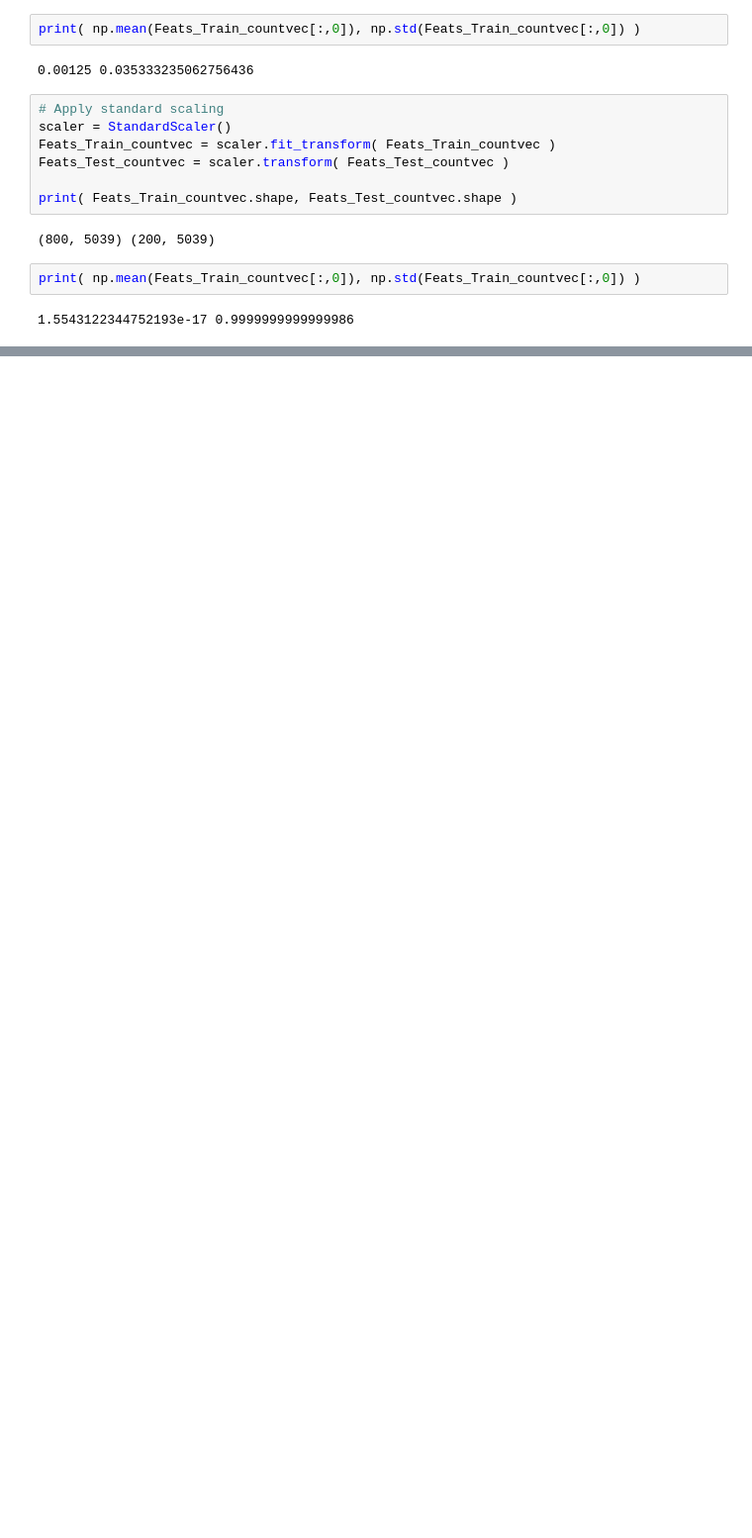
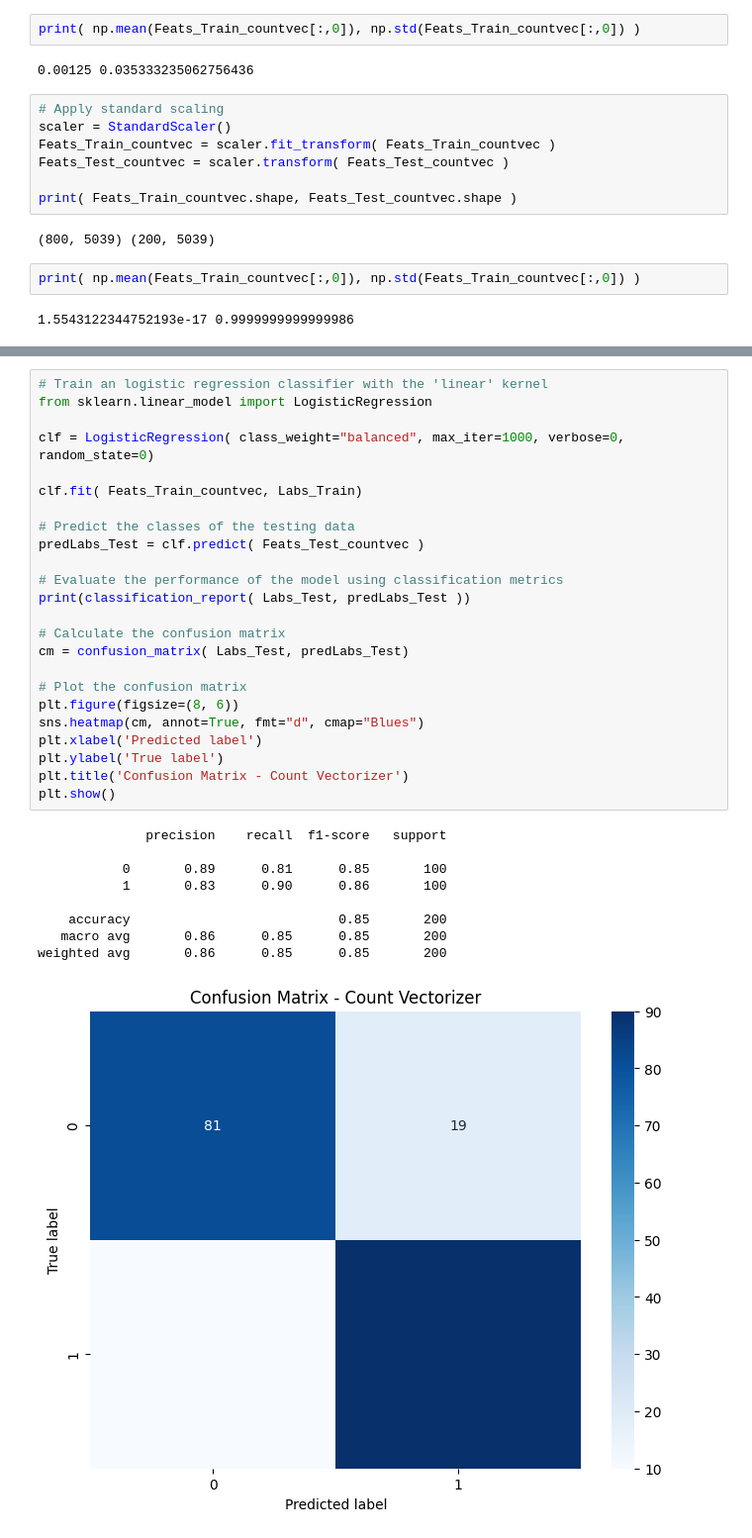
Before and after one commit to jamshaidalikachhelo/Text-Classification-Using-NLP, a Jupyter notebook: Demo_Text_Classification_Part_1a_Count_Vectorizer.ipynb, the cells around one changed output, grey strips where cells are left out. Shown: that part at 99% size. Saved outputs shown, nothing was run; the diff lists cells and outputs as text; blank space fills up the shorter version.

```diff
--- a/Demo_Text_Classification_Part_1a_Count_Vectorizer.ipynb
+++ b/Demo_Text_Classification_Part_1a_Count_Vectorizer.ipynb
@@ -188,3 +190,37 @@ plt.show()
    macro avg       0.83      0.82      0.82       200
 weighted avg       0.83      0.82      0.82       200
 [figure]
+# %%
+# Train an logistic regression classifier with the 'linear' kernel
+from sklearn.linear_model import LogisticRegression
+
+clf = LogisticRegression( class_weight="balanced", max_iter=1000, verbose=0, random_state=0)
+
+clf.fit( Feats_Train_countvec, Labs_Train)
+
+# Predict the classes of the testing data
+predLabs_Test = clf.predict( Feats_Test_countvec )
+
+# Evaluate the performance of the model using classification metrics
+print(classification_report( Labs_Test, predLabs_Test ))
+
+# Calculate the confusion matrix
+cm = confusion_matrix( Labs_Test, predLabs_Test)
+
+# Plot the confusion matrix
+plt.figure(figsize=(8, 6))
+sns.heatmap(cm, annot=True, fmt="d", cmap="Blues")
+plt.xlabel('Predicted label')
+plt.ylabel('True label')
+plt.title('Confusion Matrix - Count Vectorizer')
+plt.show()
+# %% [output]
+              precision    recall  f1-score   support
+
+           0       0.89      0.81      0.85       100
+           1       0.83      0.90      0.86       100
+
+    accuracy                           0.85       200
+   macro avg       0.86      0.85      0.85       200
+weighted avg       0.86      0.85      0.85       200
+[figure, added]
```
Also changed, not shown: parts of 2 cells of this notebook.
